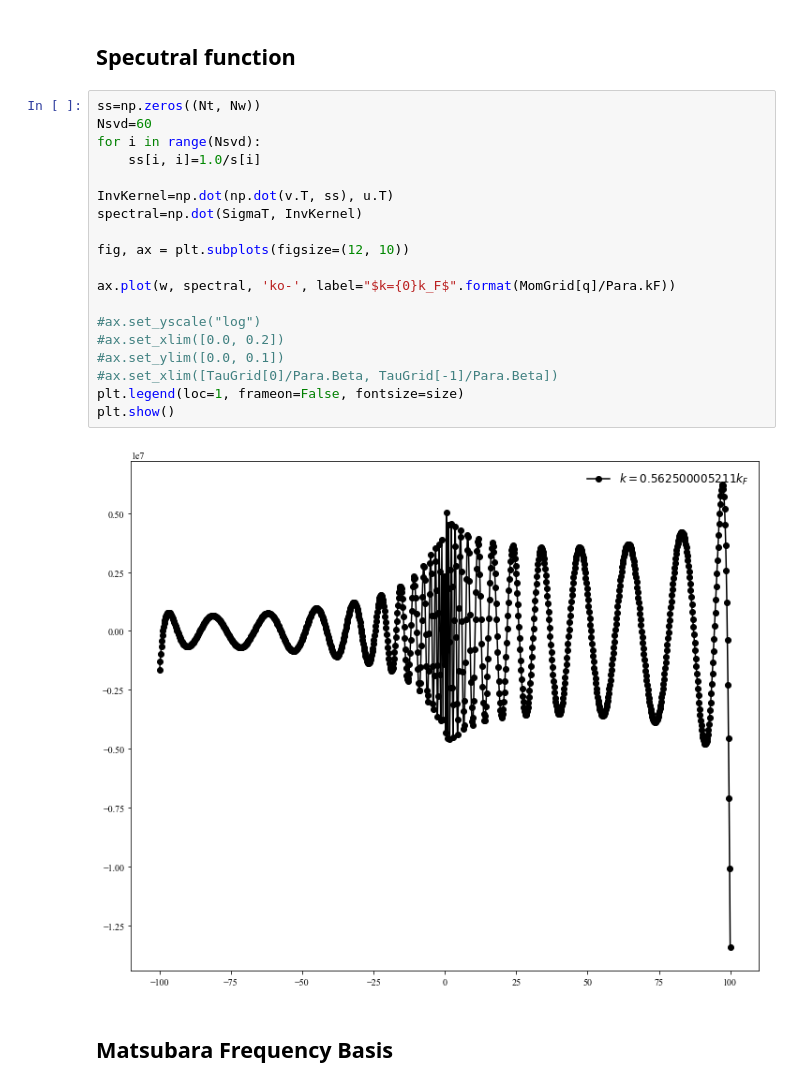
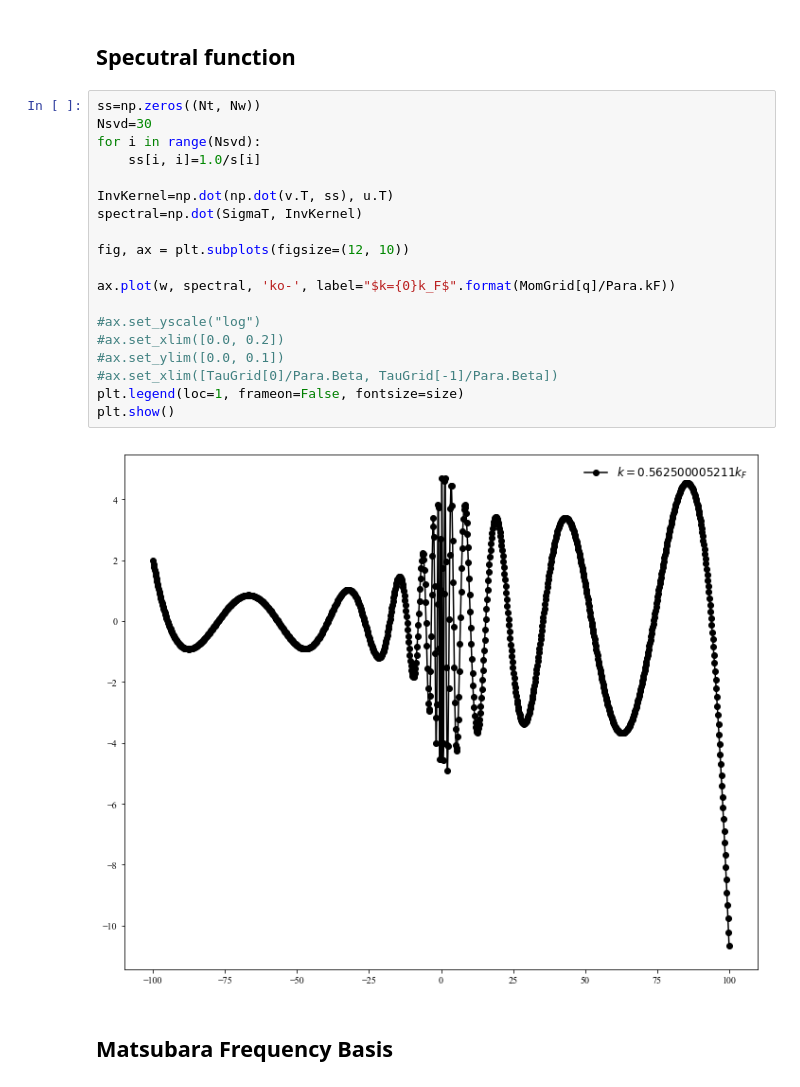
Before and after one commit to kunyuan/ParquetMC, a Jupyter notebook: sigma_basis.ipynb, the cells around one changed output. Drawn from its saved outputs; the diff is of its cells as text.

```diff
--- a/sigma_basis.ipynb
+++ b/sigma_basis.ipynb
@@ -132,25 +132,25 @@ plt.show()
 ## Specutral function
 # %%
 ss=np.zeros((Nt, Nw))
-Nsvd=60
+Nsvd=30
 for i in range(Nsvd):
     ss[i, i]=1.0/s[i]
 
 InvKernel=np.dot(np.dot(v.T, ss), u.T)
 spectral=np.dot(SigmaT, InvKernel)
 
 fig, ax = plt.subplots(figsize=(12, 10))
 
 ax.plot(w, spectral, 'ko-', label="$k={0}k_F$".format(MomGrid[q]/Para.kF))
 
 #ax.set_yscale("log")
 #ax.set_xlim([0.0, 0.2])
 #ax.set_ylim([0.0, 0.1])
 #ax.set_xlim([TauGrid[0]/Para.Beta, TauGrid[-1]/Para.Beta])
 plt.legend(loc=1, frameon=False, fontsize=size)
 plt.show()
 # %% [output]
-[figure, old version]
+[figure, new version]
 # %% [markdown]
 ## Matsubara Frequency Basis
 # %%
```
Also changed, not shown: parts of 1 cell of this notebook, 3 other files.
